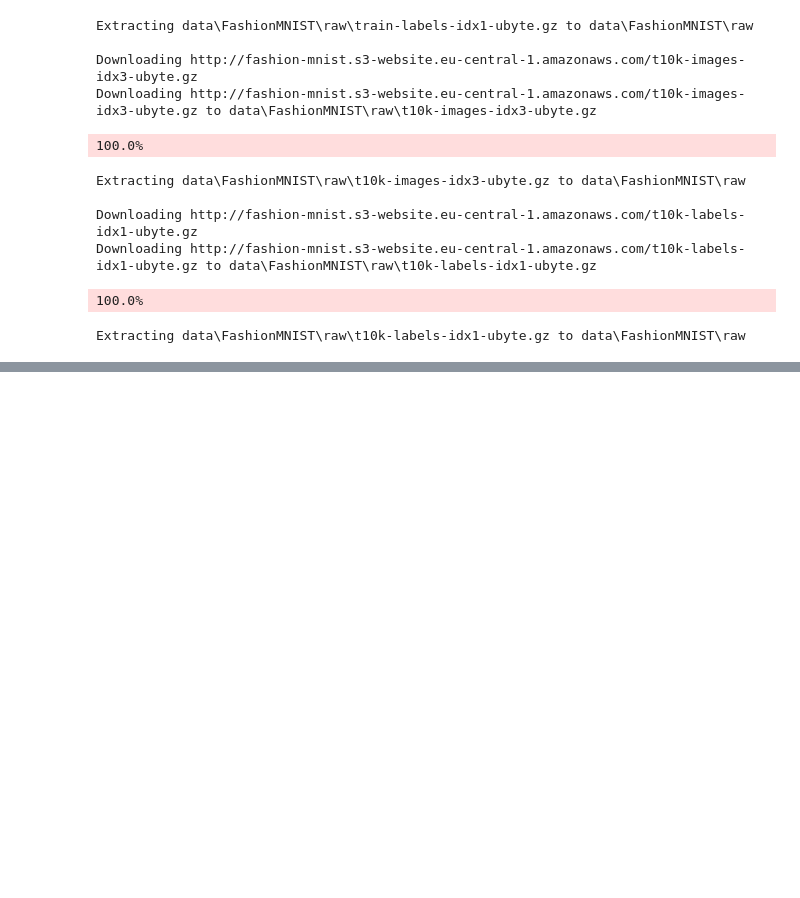
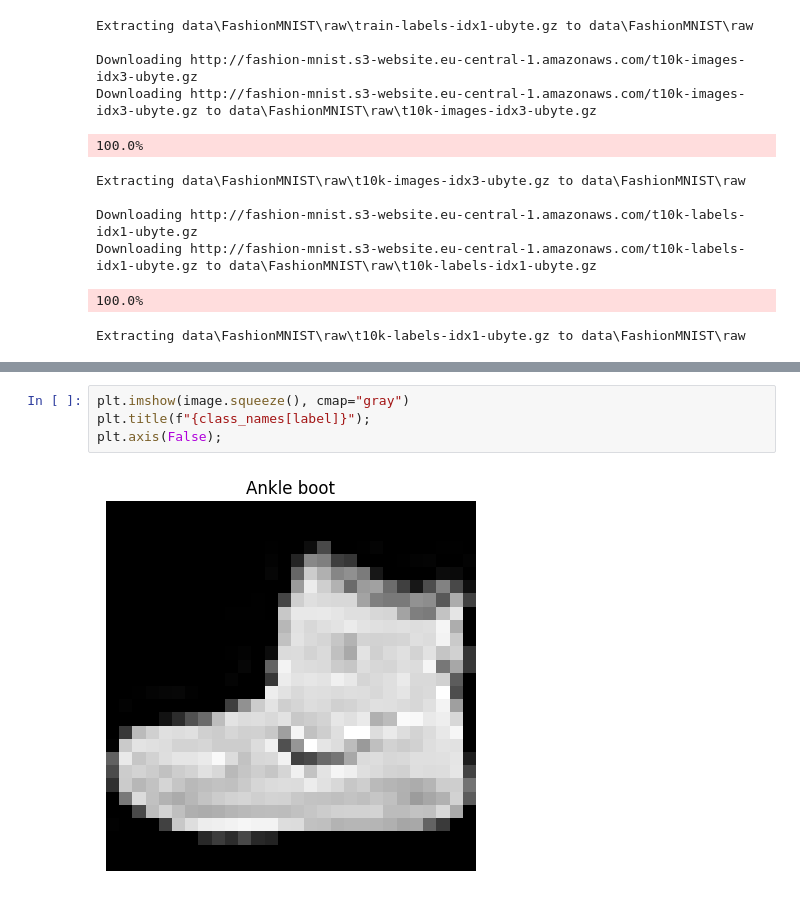
Before and after one commit to end-9214/codespaces-jupyter-Machine-learning-Beginner, a Jupyter notebook: notebooks/03_pytorch_computer_vision.ipynb, the cells around one changed output, grey strips where cells are left out. Saved outputs shown, nothing was run; the diff lists cells and outputs as text; blank space fills up the shorter version.

```diff
--- a/notebooks/03_pytorch_computer_vision.ipynb
+++ b/notebooks/03_pytorch_computer_vision.ipynb
@@ -72,0 +147,6 @@ Extracting data\FashionMNIST\raw\t10k-labels-idx1-ubyte.gz to data\FashionMNIST\
+# %%
+plt.imshow(image.squeeze(), cmap="gray")
+plt.title(f"{class_names[label]}");
+plt.axis(False);
+# %% [output]
+[figure, added]
```
Also changed, not shown: parts of 12 cells of this notebook.
